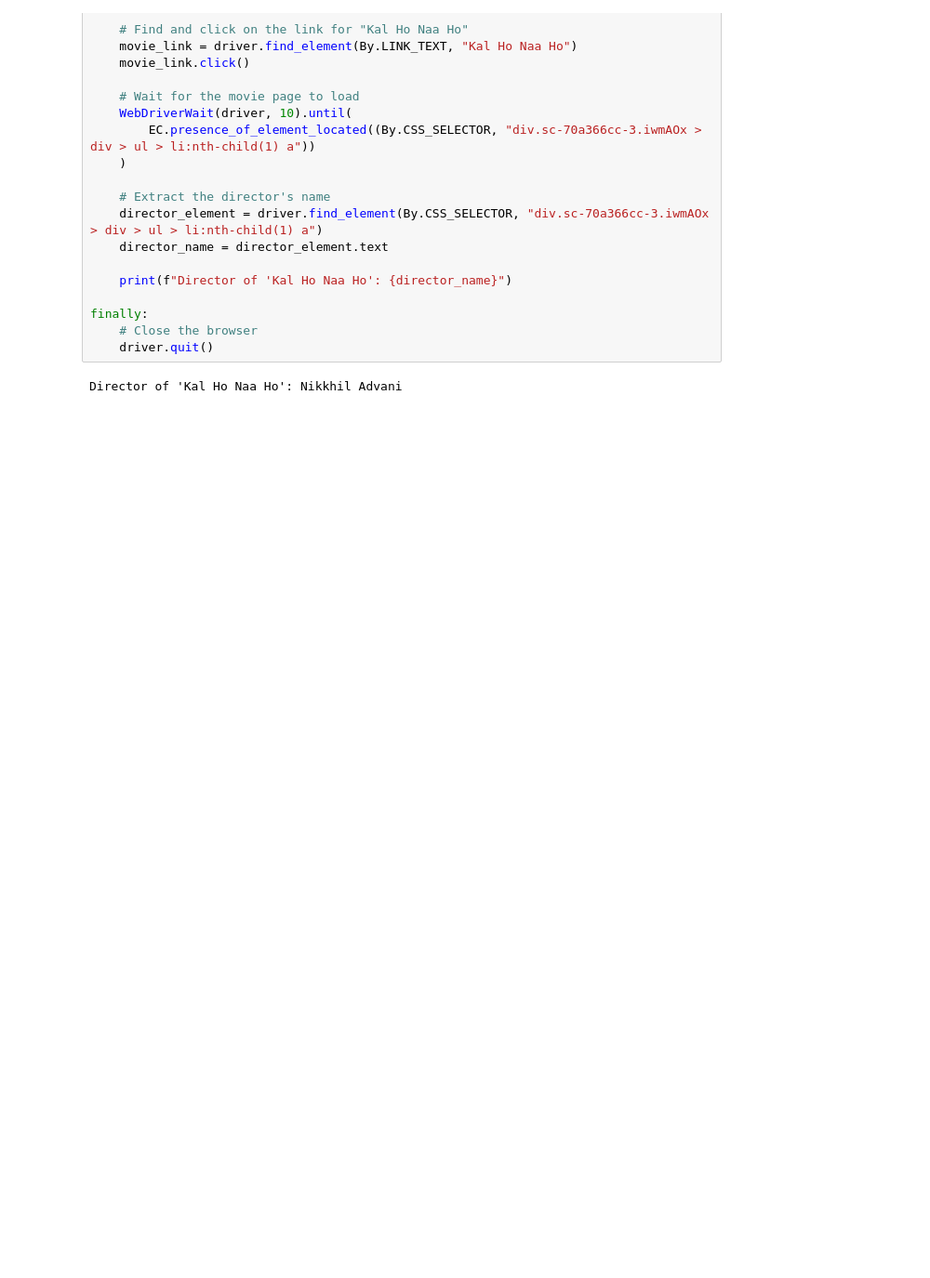
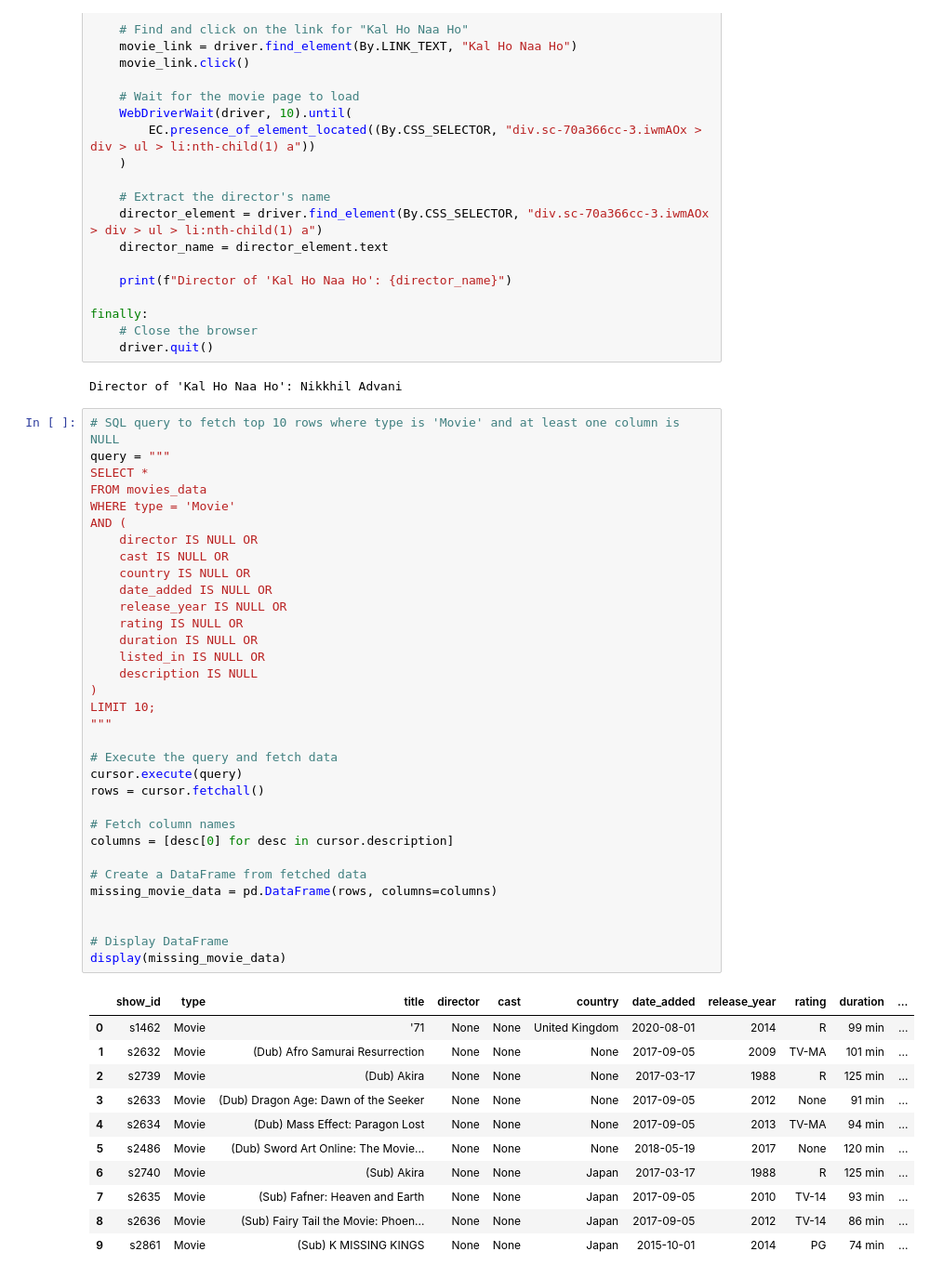
Before and after one commit to Krauser24816/OTT_movie_data_analysis, a Jupyter notebook: Missing_data_analysis.ipynb, the cells around one changed output. Shown: that part at 93% size. Cells and saved outputs as stored; diff of their text form; blank space fills up the shorter version.

```diff
--- a/Missing_data_analysis.ipynb
+++ b/Missing_data_analysis.ipynb
@@ -186,3 +189,48 @@ finally:
     driver.quit()
 # %% [output]
 Director of 'Kal Ho Naa Ho': Nikkhil Advani
+# %%
+# SQL query to fetch top 10 rows where type is 'Movie' and at least one column is NULL
+query = """
+SELECT *
+FROM movies_data
+WHERE type = 'Movie'
+AND (
+    director IS NULL OR
+    cast IS NULL OR
+    country IS NULL OR
+    date_added IS NULL OR
+    release_year IS NULL OR
+    rating IS NULL OR
+    duration IS NULL OR
+    listed_in IS NULL OR
+    description IS NULL
+)
+LIMIT 10;
+"""
+
+# Execute the query and fetch data
+cursor.execute(query)
+rows = cursor.fetchall()
+
+# Fetch column names
+columns = [desc[0] for desc in cursor.description]
+
+# Create a DataFrame from fetched data
+missing_movie_data = pd.DataFrame(rows, columns=columns)
+
+
+# Display DataFrame
+display(missing_movie_data)
+# %% [output]
+|  | show_id | type | title | director | cast | country | date_added | release_year | rating | duration | ... |
+| 0 | s1462 | Movie | '71 | None | None | United Kingdom | 2020-08-01 | 2014 | R | 99 min | ... |
+| 1 | s2632 | Movie | (Dub) Afro Samurai Resurrection | None | None | None | 2017-09-05 | 2009 | TV-MA | 101 min | ... |
+| 2 | s2739 | Movie | (Dub) Akira | None | None | None | 2017-03-17 | 1988 | R | 125 min | ... |
+| 3 | s2633 | Movie | (Dub) Dragon Age: Dawn of the Seeker | None | None | None | 2017-09-05 | 2012 | None | 91 min | ... |
+| 4 | s2634 | Movie | (Dub) Mass Effect: Paragon Lost | None | None | None | 2017-09-05 | 2013 | TV-MA | 94 min | ... |
+| 5 | s2486 | Movie | (Dub) Sword Art Online: The Movie... | None | None | None | 2018-05-19 | 2017 | None | 120 min | ... |
+| 6 | s2740 | Movie | (Sub) Akira | None | None | Japan | 2017-03-17 | 1988 | R | 125 min | ... |
+| 7 | s2635 | Movie | (Sub) Fafner: Heaven and Earth | None | None | Japan | 2017-09-05 | 2010 | TV-14 | 93 min | ... |
+| 8 | s2636 | Movie | (Sub) Fairy Tail the Movie: Phoen... | None | None | Japan | 2017-09-05 | 2012 | TV-14 | 86 min | ... |
+| 9 | s2861 | Movie | (Sub) K MISSING KINGS | None | None | Japan | 2015-10-01 | 2014 | PG | 74 min | ... |
```
Also changed, not shown: parts of 4 cells of this notebook.
